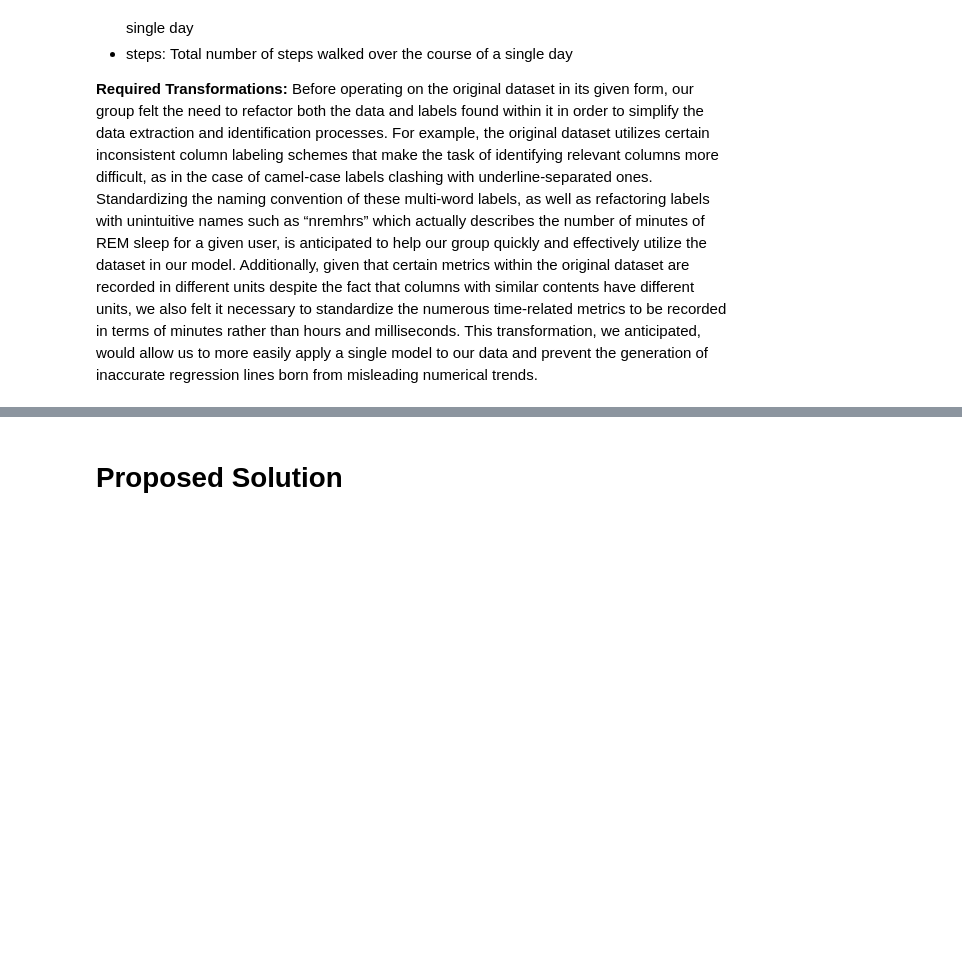
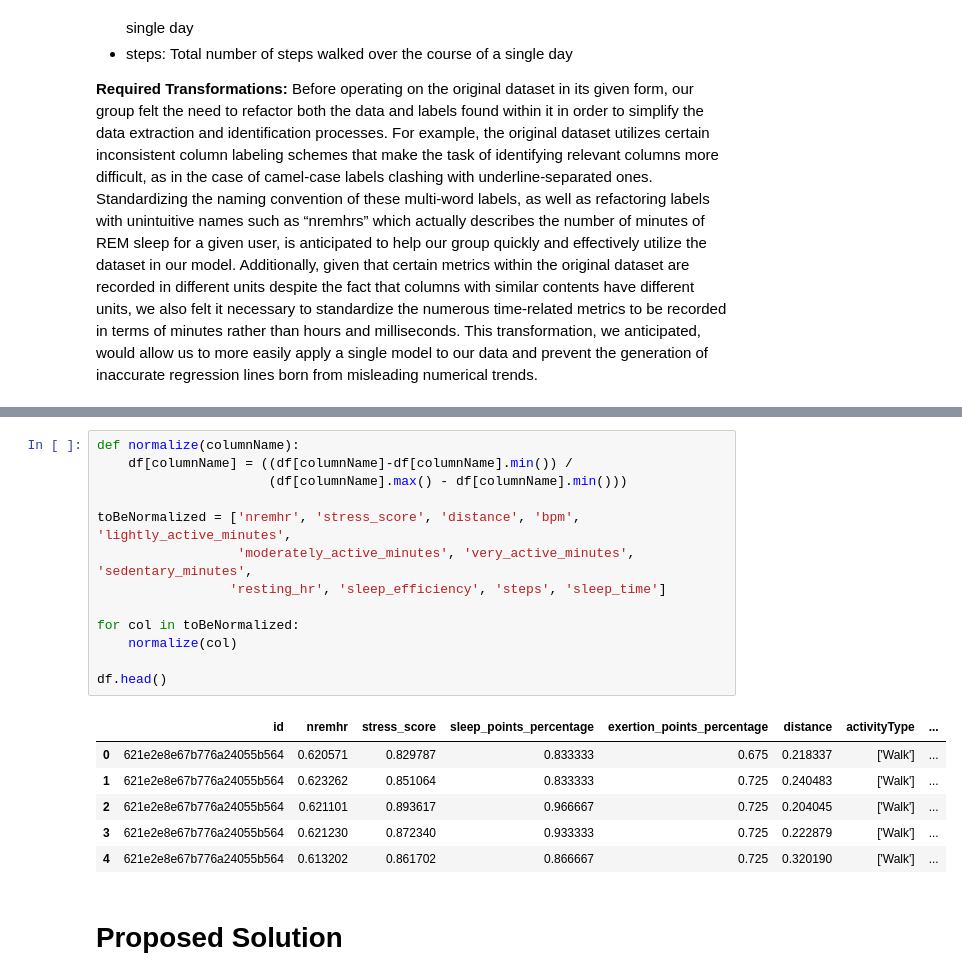
Before and after one commit to COGS118A/Group000-Wi23, a Jupyter notebook: CheckpointGroup000-Wi23.ipynb, the cells around one changed output, grey strips where cells are left out. Cells and saved outputs as stored; diff of their text form; blank space fills up the shorter version.

```diff
--- a/CheckpointGroup000-Wi23.ipynb
+++ b/CheckpointGroup000-Wi23.ipynb
@@ -72,3 +125,23 @@ Please give the following infomration for each dataset you are using
+# %%
+def normalize(columnName):
+    df[columnName] = ((df[columnName]-df[columnName].min()) /
+                      (df[columnName].max() - df[columnName].min()))
+
+toBeNormalized = ['nremhr', 'stress_score', 'distance', 'bpm', 'lightly_active_minutes',
+                  'moderately_active_minutes', 'very_active_minutes', 'sedentary_minutes',
+                 'resting_hr', 'sleep_efficiency', 'steps', 'sleep_time']
+
+for col in toBeNormalized:
+    normalize(col)
+
+df.head()
+# %% [output]
+|  | id | nremhr | stress_score | sleep_points_percentage | exertion_points_percentage | distance | activityType | ... |
+| 0 | 621e2e8e67b776a24055b564 | 0.620571 | 0.829787 | 0.833333 | 0.675 | 0.218337 | ['Walk'] | ... |
+| 1 | 621e2e8e67b776a24055b564 | 0.623262 | 0.851064 | 0.833333 | 0.725 | 0.240483 | ['Walk'] | ... |
+| 2 | 621e2e8e67b776a24055b564 | 0.621101 | 0.893617 | 0.966667 | 0.725 | 0.204045 | ['Walk'] | ... |
+| 3 | 621e2e8e67b776a24055b564 | 0.621230 | 0.872340 | 0.933333 | 0.725 | 0.222879 | ['Walk'] | ... |
+| 4 | 621e2e8e67b776a24055b564 | 0.613202 | 0.861702 | 0.866667 | 0.725 | 0.320190 | ['Walk'] | ... |
 # %% [markdown]
 # Proposed Solution
 # %% [markdown]
```
Also changed, not shown: parts of 6 cells of this notebook.
